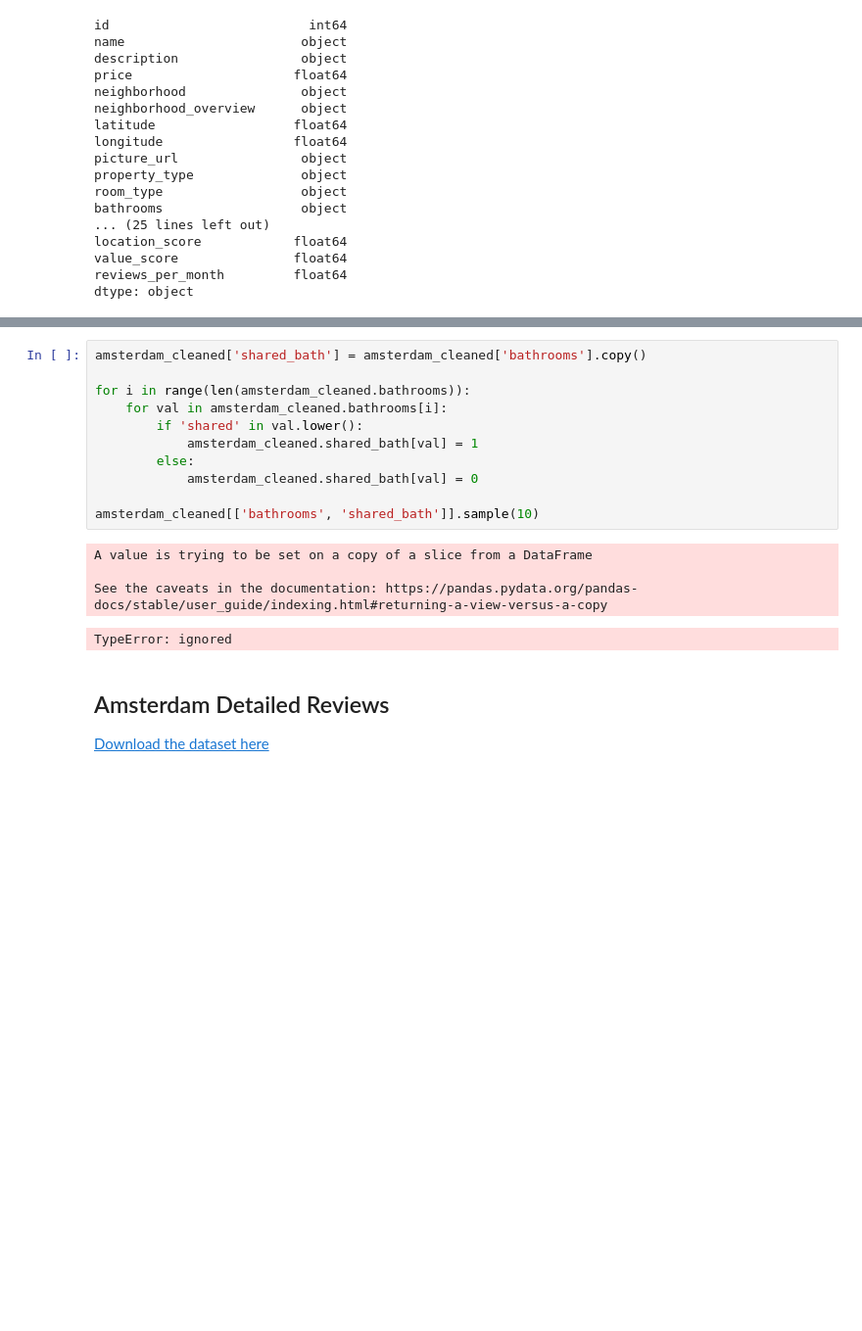
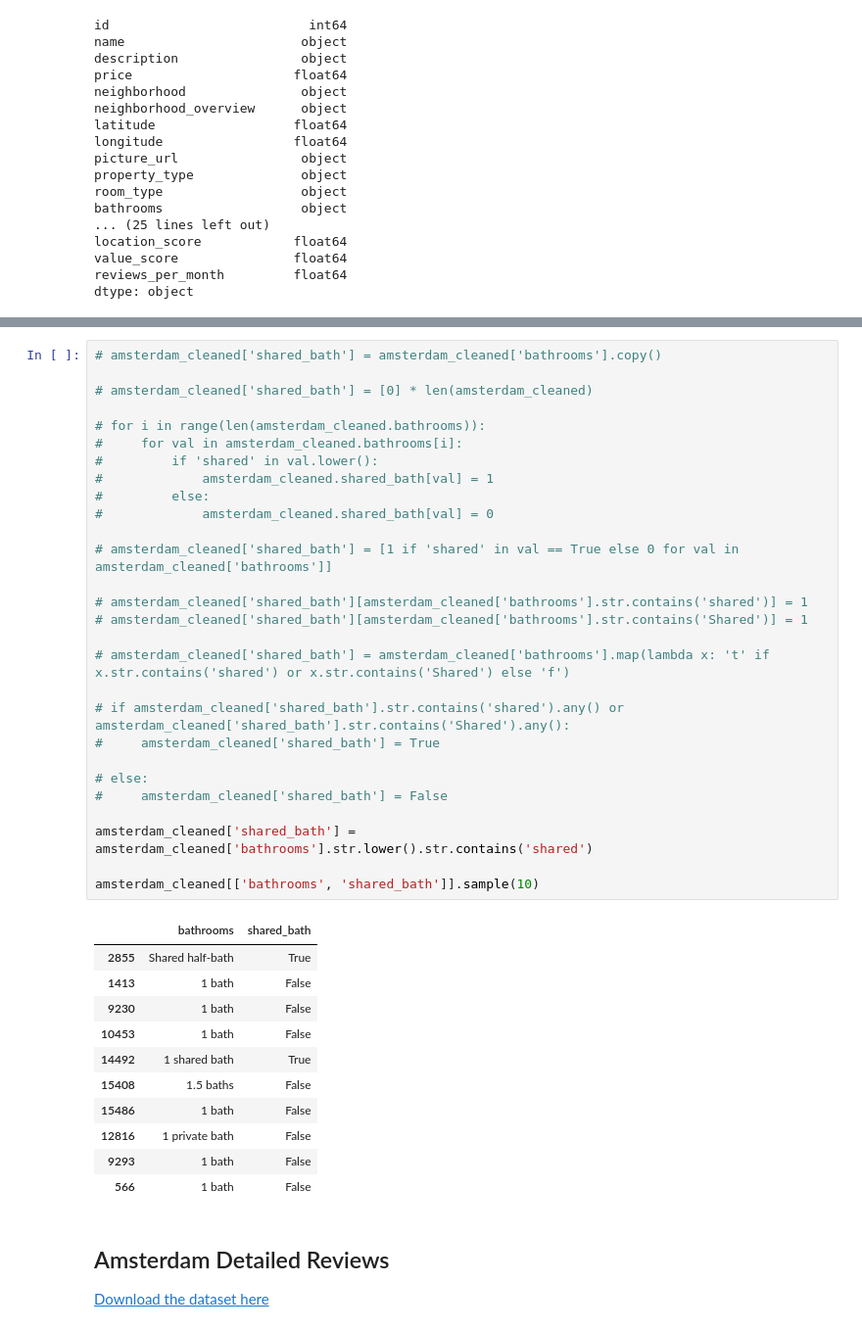
Before and after one commit to BW-TT-158-AirBnB/Data-Science-Unit3-and-Unit4, a Jupyter notebook: notebooks/BW4_AirBnB_EDA.ipynb, the cells around one changed output, grey strips where cells are left out. Shown at 98% size. Cells and saved outputs as stored; diff of their text form; blank space fills up the shorter version.

Commit message:
fixed the error trying to create new col `shared_bath` where 'shared' was in `bathrooms`.

```diff
--- a/notebooks/BW4_AirBnB_EDA.ipynb
+++ b/notebooks/BW4_AirBnB_EDA.ipynb
@@ -436,20 +436,44 @@ Shared half-bath        32
 Name: bathrooms, dtype: int64
-# %%
-amsterdam_cleaned['shared_bath'] = amsterdam_cleaned['bathrooms'].copy()
-
-for i in range(len(amsterdam_cleaned.bathrooms)):
-    for val in amsterdam_cleaned.bathrooms[i]:
-        if 'shared' in val.lower():
-            amsterdam_cleaned.shared_bath[val] = 1
-        else:
-            amsterdam_cleaned.shared_bath[val] = 0
-
-amsterdam_cleaned[['bathrooms', 'shared_bath']].sample(10)
-# %% [output]
-A value is trying to be set on a copy of a slice from a DataFrame
-
-See the caveats in the documentation: https://pandas.pydata.org/pandas-docs/stable/user_guide/indexing.html#returning-a-view-versus-a-copy
-TypeError: ignored
+# %%
+# amsterdam_cleaned['shared_bath'] = amsterdam_cleaned['bathrooms'].copy()
+
+# amsterdam_cleaned['shared_bath'] = [0] * len(amsterdam_cleaned)
+
+# for i in range(len(amsterdam_cleaned.bathrooms)):
+#     for val in amsterdam_cleaned.bathrooms[i]:
+#         if 'shared' in val.lower():
+#             amsterdam_cleaned.shared_bath[val] = 1
+#         else:
+#             amsterdam_cleaned.shared_bath[val] = 0
+
+# amsterdam_cleaned['shared_bath'] = [1 if 'shared' in val == True else 0 for val in amsterdam_cleaned['bathrooms']]
+
+# amsterdam_cleaned['shared_bath'][amsterdam_cleaned['bathrooms'].str.contains('shared')] = 1
+# amsterdam_cleaned['shared_bath'][amsterdam_cleaned['bathrooms'].str.contains('Shared')] = 1
+
+# amsterdam_cleaned['shared_bath'] = amsterdam_cleaned['bathrooms'].map(lambda x: 't' if x.str.contains('shared') or x.str.contains('Shared') else 'f')
+
+# if amsterdam_cleaned['shared_bath'].str.contains('shared').any() or amsterdam_cleaned['shared_bath'].str.contains('Shared').any():
+#     amsterdam_cleaned['shared_bath'] = True
+
+# else:
+#     amsterdam_cleaned['shared_bath'] = False
+
+amsterdam_cleaned['shared_bath'] = amsterdam_cleaned['bathrooms'].str.lower().str.contains('shared')
+
+amsterdam_cleaned[['bathrooms', 'shared_bath']].sample(10)
+# %% [output]
+|  | bathrooms | shared_bath |
+| 2855 | Shared half-bath | True |
+| 1413 | 1 bath | False |
+| 9230 | 1 bath | False |
+| 10453 | 1 bath | False |
+| 14492 | 1 shared bath | True |
+| 15408 | 1.5 baths | False |
+| 15486 | 1 bath | False |
+| 12816 | 1 private bath | False |
+| 9293 | 1 bath | False |
+| 566 | 1 bath | False |
 # %% [markdown]
 ## Amsterdam Detailed Reviews
 
```
Also changed, not shown: parts of 9 cells of this notebook.
